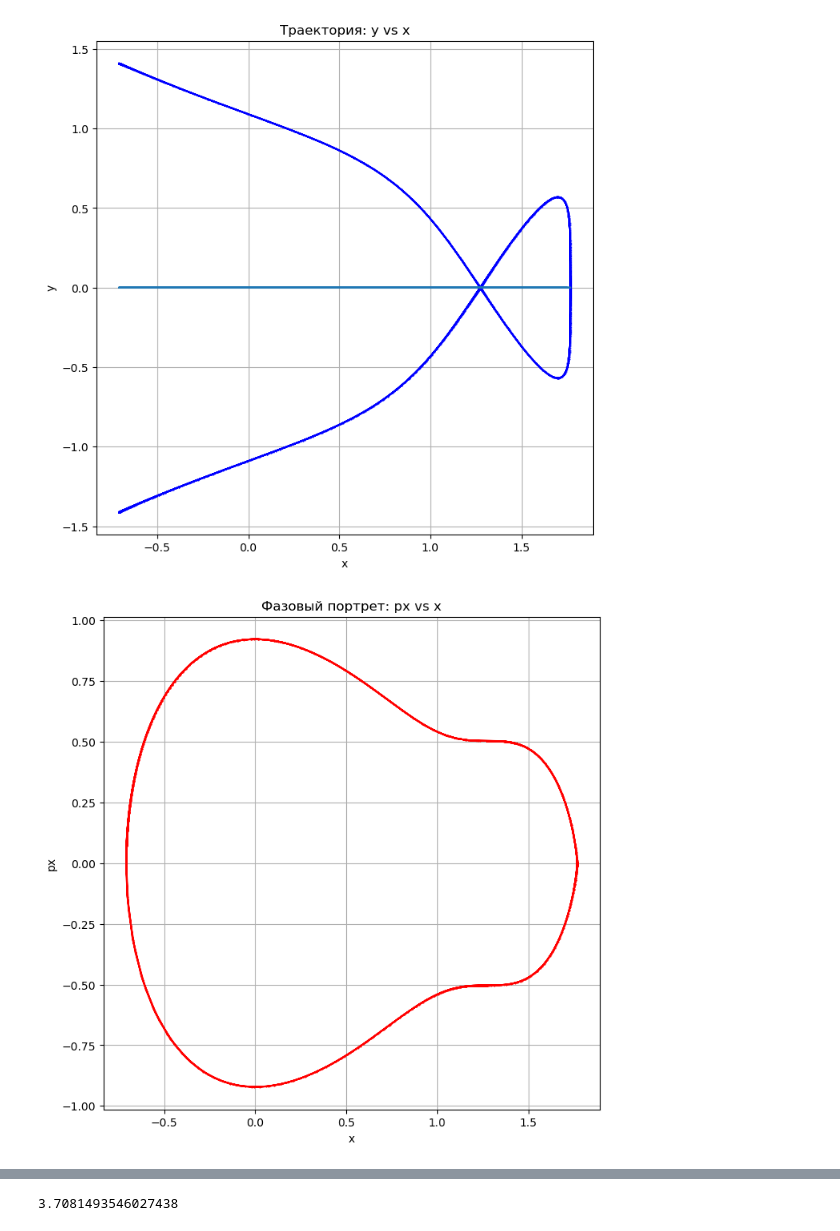
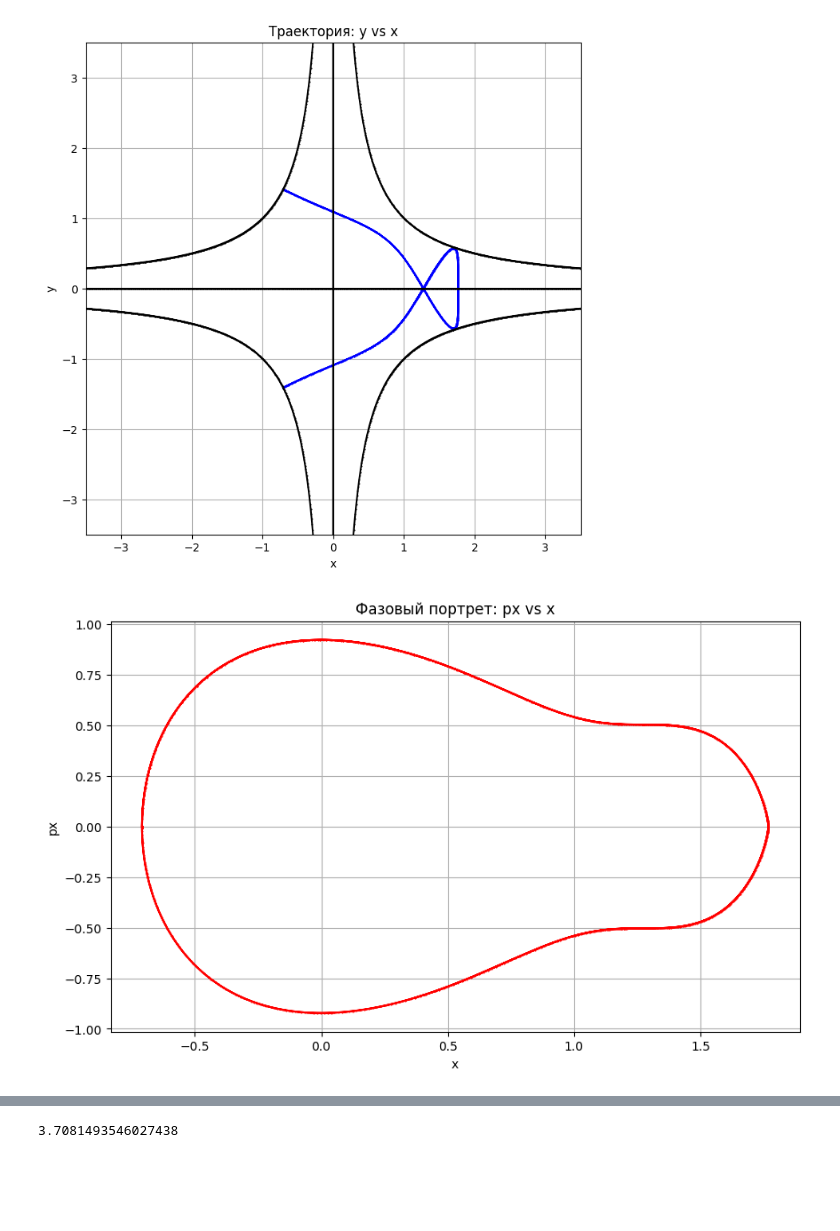
Before and after one commit to Mishaizlesa/yang-mills, a Jupyter notebook: yang_mills_plot.ipynb, the cells around one changed output, grey strips where cells are left out. Saved outputs shown, nothing was run; the diff lists cells and outputs as text; code cells hidden in the pictures; blank space fills up the shorter version.

```diff
--- a/yang_mills_plot.ipynb
+++ b/yang_mills_plot.ipynb
@@ -17,39 +17,46 @@ x_values = [
     3.06457498
 ]
 
-df = pd.read_csv('trajectory_2.txt', sep='\s+', comment='#', header=None, names=['t', 'x', 'y', 'px', 'py', 'energy'])
+df = pd.read_csv('trajectory_1.txt', sep='\s+', comment='#', header=None, names=['t', 'x', 'y', 'px', 'py', 'energy'])
 
 x = df['x']
 y = df['y']
 px = df['px']
+x = np.linspace(-3.5,3.5,1000)
 
 plt.figure(figsize=(8, 8))
+plt.plot()
 plt.plot(df['x'], df['y'], marker='.', linestyle='-', color='b', markersize=1)
-plt.plot(df['x'], np.zeros(df['x'].shape))
+plt.plot(x, 1/x, marker='.', linestyle='-', color='black', markersize=1)
+plt.plot(x, -1/x, marker='.', linestyle='-', color='black', markersize=1)
+plt.plot(x, np.zeros(x.shape), marker='.', linestyle='-', color='black', markersize=1)
+#plt.plot(df['x'], np.zeros(df['x'].shape))
 #plt.scatter(x_values, np.zeros(len(x_values)), color='red', s=20, marker='o', label='пересечения y=0', zorder=10)
+plt.xlim(-3.5,3.5)
+plt.ylim(-3.5,3.5)
 plt.title('Траектория: y vs x')
 plt.xlabel('x')
 plt.ylabel('y')
 plt.grid(True)
 plt.show()
 
-plt.figure(figsize=(8, 8))
+plt.figure(figsize=(10, 6))
 plt.plot(df['x'], df['px'], marker='.', linestyle='-', color='r', markersize=1)
 plt.title('Фазовый портрет: px vs x')
 plt.xlabel('x')
 plt.ylabel('px')
 plt.grid(True)
 plt.show()
 
-plt.figure(figsize=(8, 8))
+plt.figure(figsize=(10, 6))
 plt.plot(df['t'], df['y'], label='y(t)', color='g')
 plt.plot(df['t'], df['x'], label='x(t)', color='m')
 plt.title('Зависимость координат от времени')
 plt.xlabel('t')
 plt.ylabel('x, y')
 plt.legend()
 plt.grid(True)
 plt.show()
 # %% [output]
-[figure, old version]
+[figure, new version]
-[figure, old version]
+[figure, new version]
```
Also changed, not shown: parts of 44 cells of this notebook, 1 other file.
